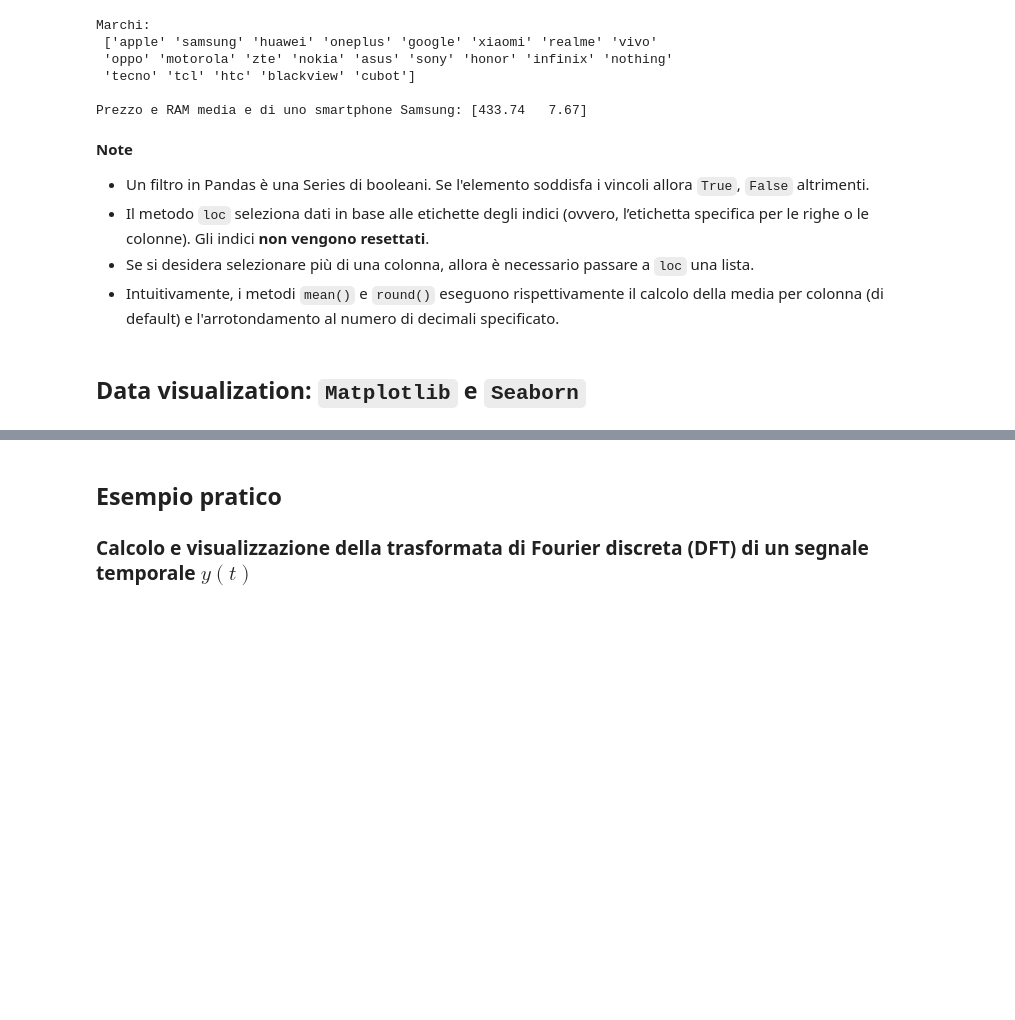
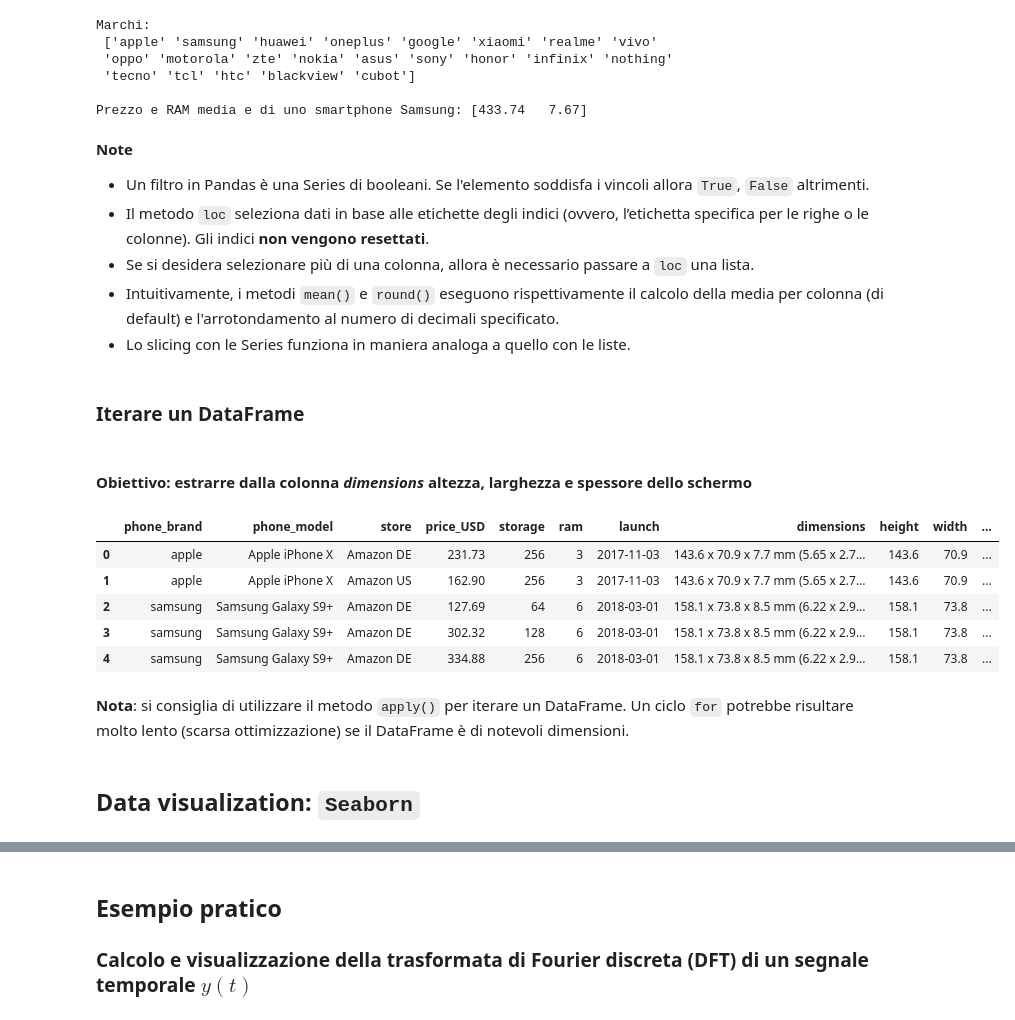
Before and after one commit to lamferzon/crash-course-Python, a Jupyter notebook: Lezioni/2. Python per l'analisi dati.ipynb, the cells around one changed output, grey strips where cells are left out. Drawn from its saved outputs; the diff is of its cells as text; code cells hidden in the pictures; blank space fills up the shorter version.

Commit message:
Concluse sezioni Pandas, Seaborn ed esempio pratico

````diff
--- a/Lezioni/2. Python per l'analisi dati.ipynb
+++ b/Lezioni/2. Python per l'analisi dati.ipynb
@@ -343,5 +344,34 @@ Prezzo e RAM media e di uno smartphone Samsung: [433.74   7.67]
 - Il metodo `loc` seleziona dati in base alle etichette degli indici (ovvero, l’etichetta specifica per le righe o le colonne). Gli indici **non vengono resettati**.
 - Se si desidera selezionare più di una colonna, allora è necessario passare a `loc` una lista.
 - Intuitivamente, i metodi `mean()` e `round()` eseguono rispettivamente il calcolo della media per colonna (di default) e l'arrotondamento al numero di decimali specificato.
+- Lo slicing con le Series funziona in maniera analoga a quello con le liste.
+# %% [markdown]
+### Iterare un DataFrame
+# %% [markdown]
+#### **Obiettivo**: estrarre dalla colonna *dimensions* altezza, larghezza e spessore dello schermo
+# %%
+def estrai_dimensioni(stringa):
+    # l'espressione regolare consente di estrarre le singole dimensioni dalla stringa
+    match = re.findall(r"([\d.]+) x ([\d.]+) x ([\d.]+) mm", stringa)
+    if match: # verifica se 'match' è una lista non vuota (matching andato a buon fine)
+        altezza, larghezza, spessore = match[0]
+        return float(altezza), float(larghezza), float(spessore) # conversione da stringa a decimale
+    else:
+        None, None, None
+
+phone_data[["height", "width", "thickness"]] = pd.DataFrame(
+    phone_data["dimensions"].apply(estrai_dimensioni).tolist(),
+    columns=["height", "width", "thickness"]
+)
+phone_data.head()
+# %% [output]
+|  | phone_brand | phone_model | store | price_USD | storage | ram | launch | dimensions | height | width | ... |
+| 0 | apple | Apple iPhone X | Amazon DE | 231.73 | 256 | 3 | 2017-11-03 | 143.6 x 70.9 x 7.7 mm (5.65 x 2.7... | 143.6 | 70.9 | ... |
+| 1 | apple | Apple iPhone X | Amazon US | 162.90 | 256 | 3 | 2017-11-03 | 143.6 x 70.9 x 7.7 mm (5.65 x 2.7... | 143.6 | 70.9 | ... |
+| 2 | samsung | Samsung Galaxy S9+ | Amazon DE | 127.69 | 64 | 6 | 2018-03-01 | 158.1 x 73.8 x 8.5 mm (6.22 x 2.9... | 158.1 | 73.8 | ... |
+| 3 | samsung | Samsung Galaxy S9+ | Amazon DE | 302.32 | 128 | 6 | 2018-03-01 | 158.1 x 73.8 x 8.5 mm (6.22 x 2.9... | 158.1 | 73.8 | ... |
+| 4 | samsung | Samsung Galaxy S9+ | Amazon DE | 334.88 | 256 | 6 | 2018-03-01 | 158.1 x 73.8 x 8.5 mm (6.22 x 2.9... | 158.1 | 73.8 | ... |
+# %% [markdown]
+**Nota**: si consiglia di utilizzare il metodo `apply()` per iterare un DataFrame. Un ciclo `for` potrebbe risultare molto lento (scarsa ottimizzazione) se il DataFrame è di notevoli dimensioni.
 # %% [markdown]
-## Data visualization: ```Matplotlib``` e ```Seaborn```
+## Data visualization: ```Seaborn```
````
Also changed, not shown: parts of 7 cells of this notebook.
